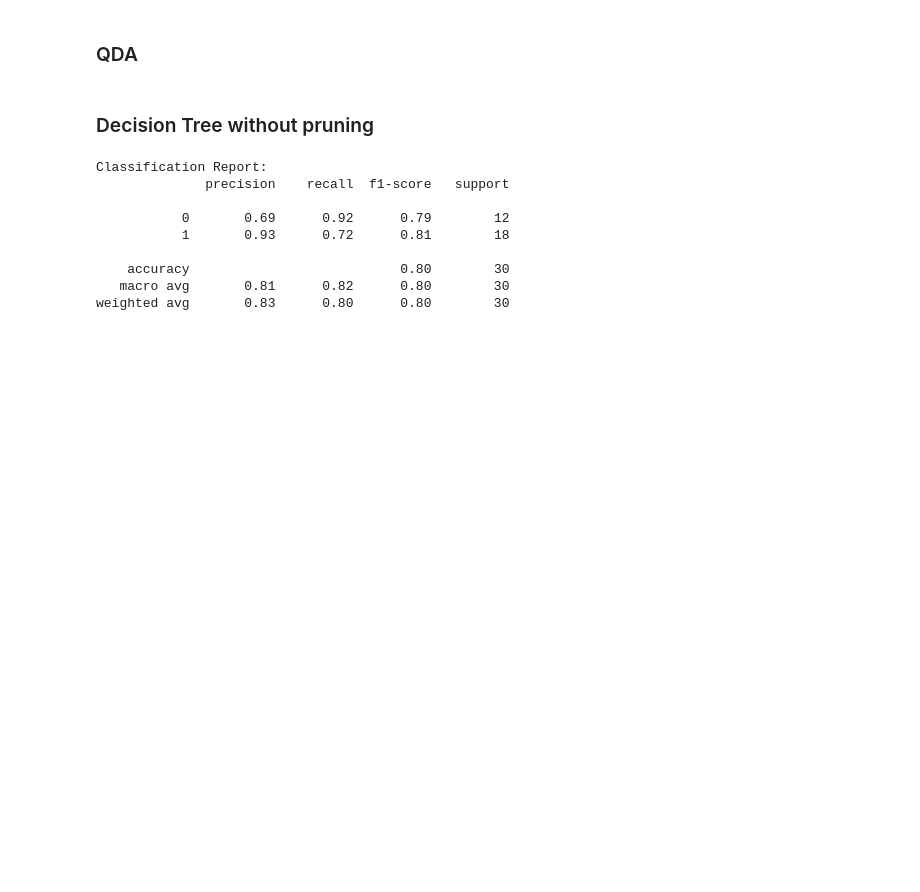
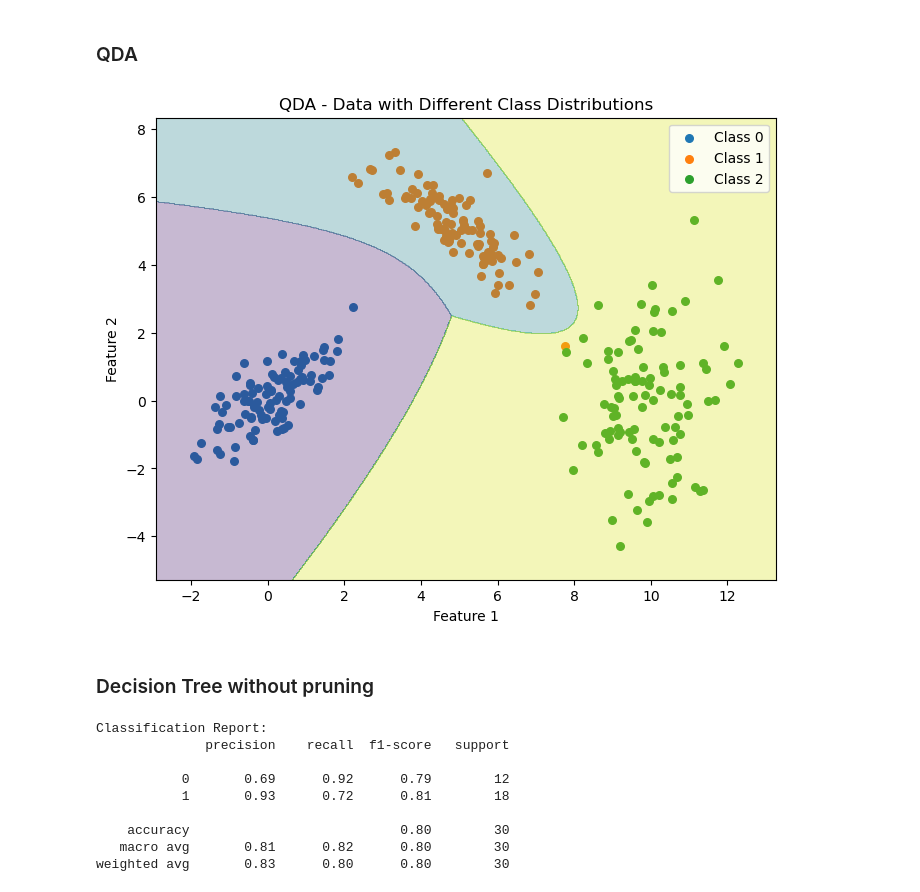
Before and after one commit to ossclaudia/MachineLearning, a Jupyter notebook: projeto.ipynb, the cells around one changed output. Saved outputs shown, nothing was run; the diff lists cells and outputs as text; code cells hidden in the pictures; blank space fills up the shorter version.

```diff
--- a/projeto.ipynb
+++ b/projeto.ipynb
@@ -104,5 +214,56 @@ plt.show()
 # %% [markdown]
 ### QDA
+# %%
+# Define number of classes
+n_classes = 3
+
+# Set up random seed for reproducibility
+np.random.seed(42)
+
+# Generate synthetic data with different covariance matrices for each class
+n_samples = 100
+n_features = 2  # Using 2D data for easy visualization
+X_class_0 = np.random.multivariate_normal([0, 0], [[1, 0.8], [0.8, 1]], n_samples)
+X_class_1 = np.random.multivariate_normal([5, 5], [[1, -0.8], [-0.8, 1]], n_samples)
+X_class_2 = np.random.multivariate_normal([10, 0], [[1, 0], [0, 3]], n_samples)
+
+# Combine data from all classes
+X = np.vstack([X_class_0, X_class_1, X_class_2])
+y = np.array([0]*n_samples + [1]*n_samples + [2]*n_samples)
+
+# Split data into training and testing sets
+X_train, X_test, y_train, y_test = train_test_split(X, y, test_size=0.3, random_state=42)
+
+# Apply QDA
+qda = QuadraticDiscriminantAnalysis()
+qda.fit(X_train, y_train)
+
+# Plot the data points and decision boundaries
+plt.figure(figsize=(8, 6))
+
+# Plot points for each class
+for class_label in range(n_classes):
+    plt.scatter(X[y == class_label, 0], X[y == class_label, 1], label=f'Class {class_label}', s=30)
+
+# Create a mesh grid to plot the decision boundaries
+x_min, x_max = X[:, 0].min() - 1, X[:, 0].max() + 1
+y_min, y_max = X[:, 1].min() - 1, X[:, 1].max() + 1
+xx, yy = np.meshgrid(np.arange(x_min, x_max, 0.02),
+                     np.arange(y_min, y_max, 0.02))
+
+# Predict class for each point in the grid
+Z = qda.predict(np.c_[xx.ravel(), yy.ravel()])
+Z = Z.reshape(xx.shape)
+
+# Plot the decision boundaries
+plt.contourf(xx, yy, Z, alpha=0.3)
+plt.title("QDA - Data with Different Class Distributions")
+plt.xlabel("Feature 1")
+plt.ylabel("Feature 2")
+plt.legend()
+plt.show()
+# %% [output]
+[figure, added]
 # %% [markdown]
 ### Decision Tree without pruning
 # %%
```
Also changed, not shown: parts of 5 cells of this notebook.
